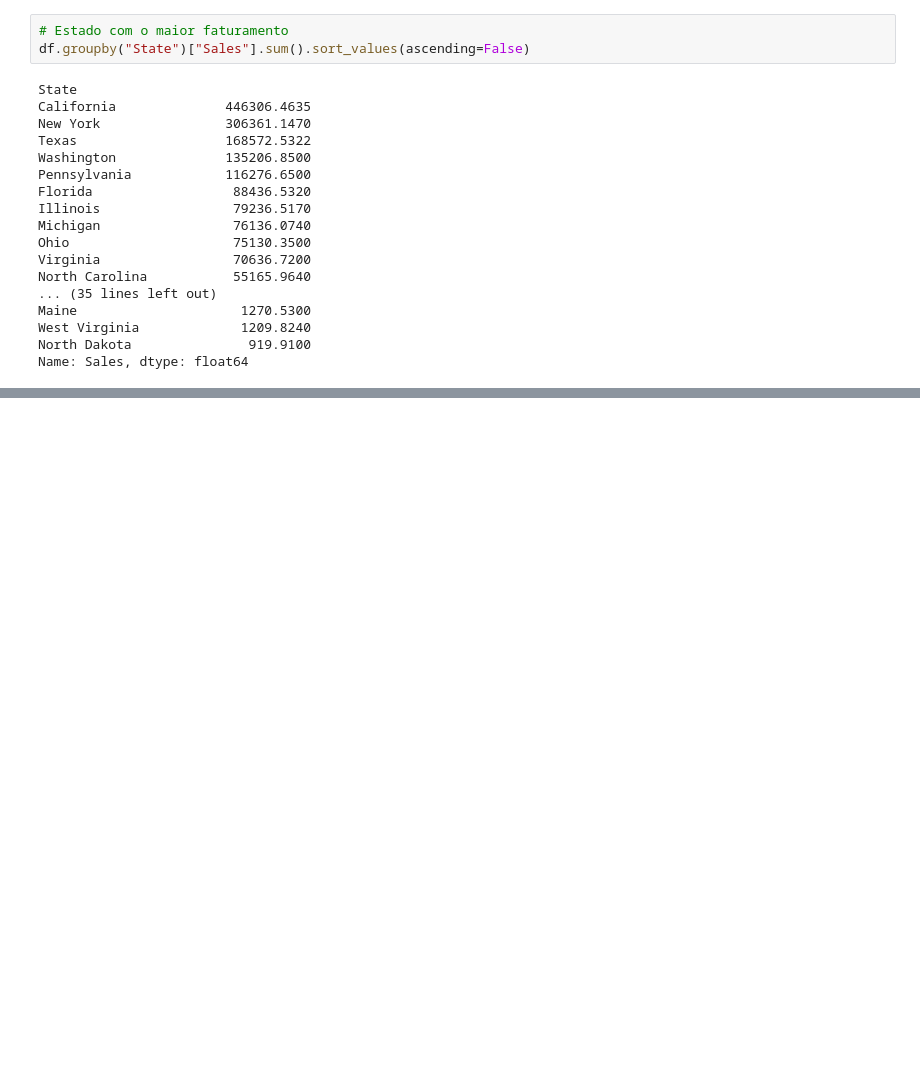
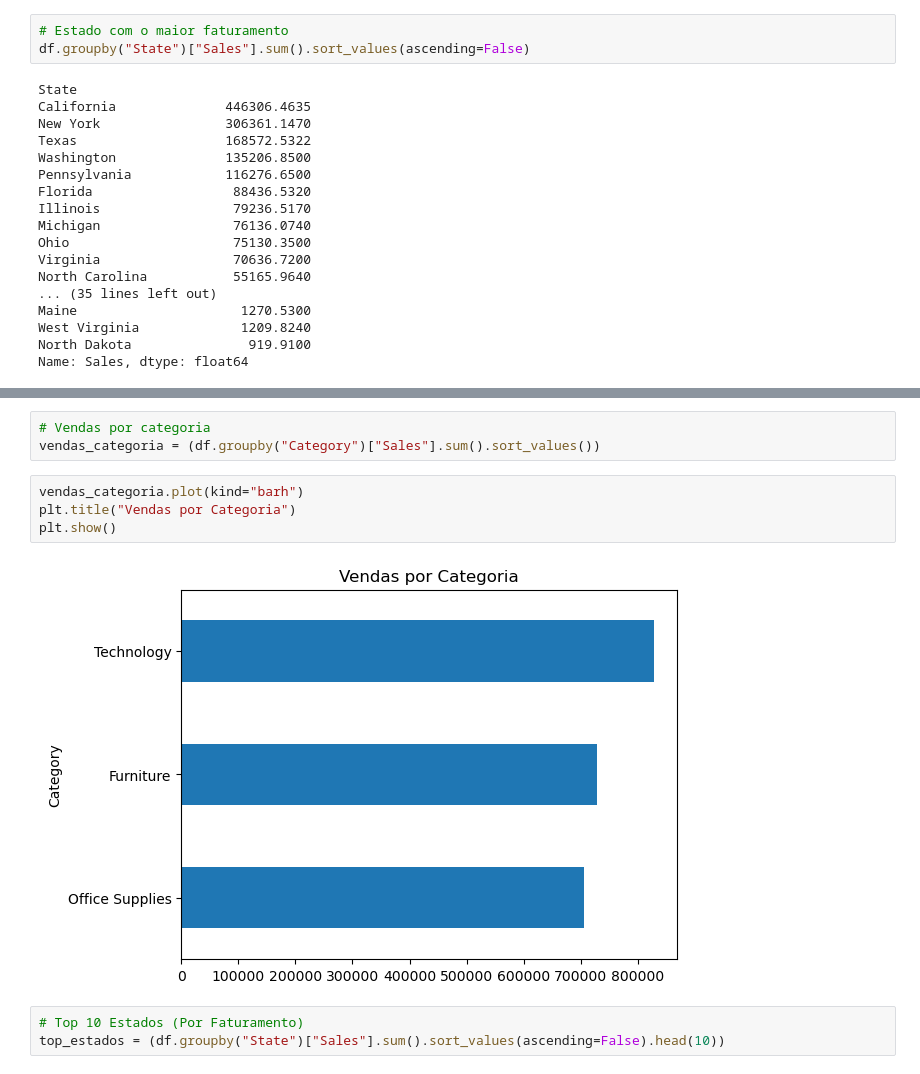
Before and after one commit to rodolphogomes/analise-vendas-superstore, a Jupyter notebook: notebooks/analise_vendas.ipynb, the cells around one changed output, grey strips where cells are left out. Drawn from its saved outputs; the diff is of its cells as text; blank space fills up the shorter version.

```diff
--- a/notebooks/analise_vendas.ipynb
+++ b/notebooks/analise_vendas.ipynb
@@ -90,0 +182,12 @@ Name: Sales, dtype: float64
+# %%
+# Vendas por categoria
+vendas_categoria = (df.groupby("Category")["Sales"].sum().sort_values())
+# %%
+vendas_categoria.plot(kind="barh")
+plt.title("Vendas por Categoria")
+plt.show()
+# %% [output]
+[figure, added]
+# %%
+# Top 10 Estados (Por Faturamento)
+top_estados = (df.groupby("State")["Sales"].sum().sort_values(ascending=False).head(10))
```
Also changed, not shown: parts of 14 cells of this notebook, 7 other files.
